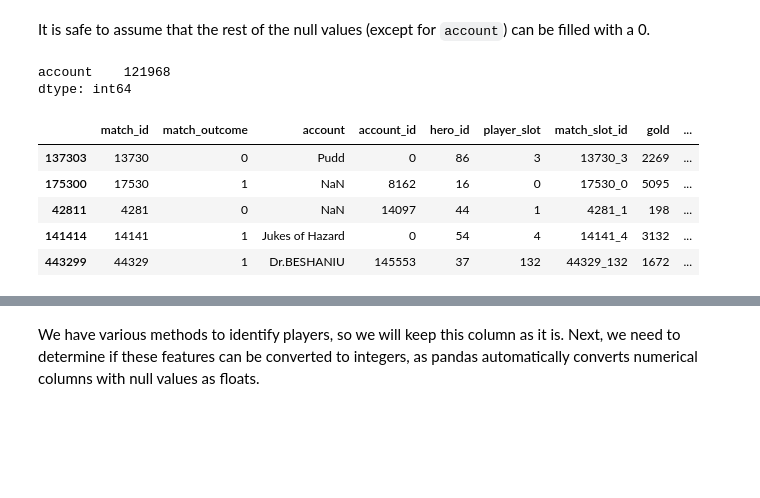
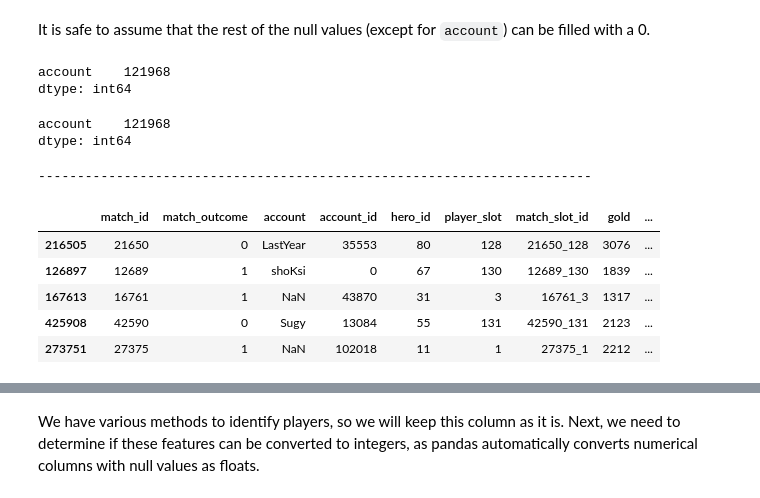
Before and after one commit to jpniet/Dota2-Matchmaking, a Jupyter notebook: Notebooks/Data_Cleaning_and_Exploration.ipynb, the cells around one changed output, grey strips where cells are left out. Drawn from its saved outputs; the diff is of its cells as text; code cells hidden in the pictures; blank space fills up the shorter version.

```diff
--- a/Notebooks/Data_Cleaning_and_Exploration.ipynb
+++ b/Notebooks/Data_Cleaning_and_Exploration.ipynb
@@ -1824,20 +1808,26 @@ It is safe to assume that the rest of the null values (except for `account`) can
 # %%
 # Filling NaN values
 for column in nan_values:
     df['players'][column] = df['players'][column].fillna(0)
 
 # Checking for null values
 display(df['players'].isna().sum().sort_values(ascending=False)\
         [df['players'].isna().sum().sort_values(ascending=False) > 0 ])
 
 # Sanity check
-df['players'].sample(5)
+display(df['players'].isna().sum().sort_values(ascending=False)\
+[df['players'].isna().sum().sort_values(ascending=False) > 0 ])
+print('-----------------------------------------------------------------------')
+display(df['players'].sample(5))
 # %% [output]
 account    121968
 dtype: int64
+account    121968
+dtype: int64
+-----------------------------------------------------------------------
 |  | match_id | match_outcome | account | account_id | hero_id | player_slot | match_slot_id | gold | ... |
-| 137303 | 13730 | 0 | Pudd | 0 | 86 | 3 | 13730_3 | 2269 | ... |
-| 175300 | 17530 | 1 | NaN | 8162 | 16 | 0 | 17530_0 | 5095 | ... |
-| 42811 | 4281 | 0 | NaN | 14097 | 44 | 1 | 4281_1 | 198 | ... |
-| 141414 | 14141 | 1 | Jukes of Hazard | 0 | 54 | 4 | 14141_4 | 3132 | ... |
-| 443299 | 44329 | 1 | Dr.BESHANIU | 145553 | 37 | 132 | 44329_132 | 1672 | ... |
+| 216505 | 21650 | 0 | LastYear | 35553 | 80 | 128 | 21650_128 | 3076 | ... |
+| 126897 | 12689 | 1 | shoKsi | 0 | 67 | 130 | 12689_130 | 1839 | ... |
+| 167613 | 16761 | 1 | NaN | 43870 | 31 | 3 | 16761_3 | 1317 | ... |
+| 425908 | 42590 | 0 | Sugy | 13084 | 55 | 131 | 42590_131 | 2123 | ... |
+| 273751 | 27375 | 1 | NaN | 102018 | 11 | 1 | 27375_1 | 2212 | ... |
```
Also changed, not shown: parts of 40 cells of this notebook, 1 other file.
